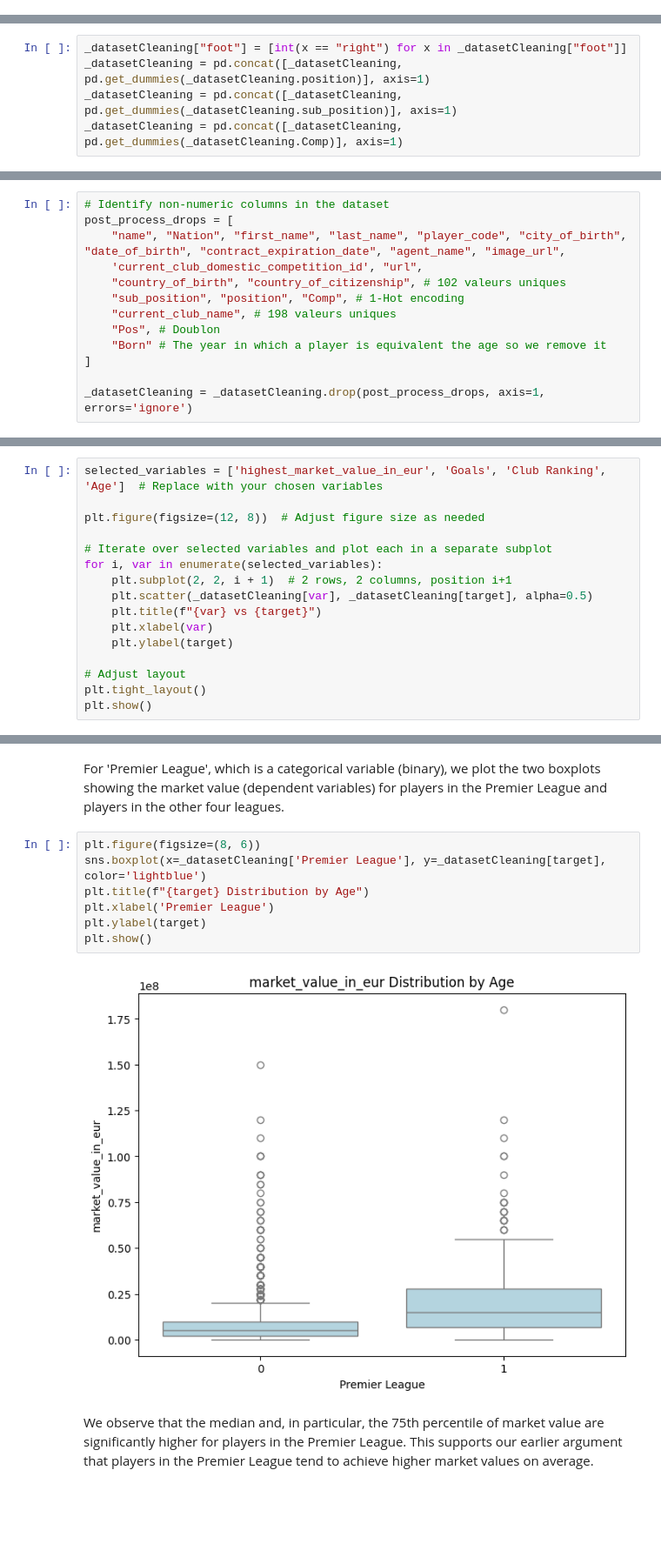
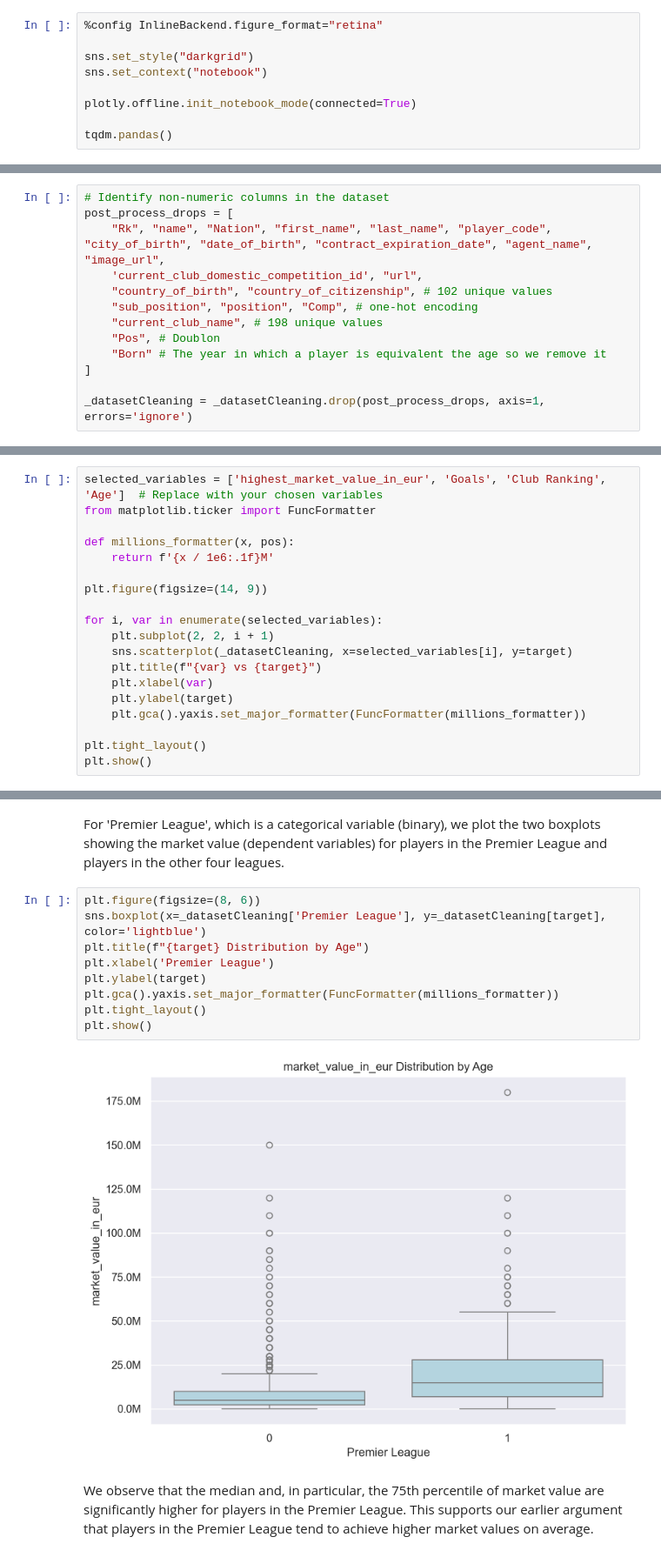
Before and after one commit to Akulla-A/Football_regression, a Jupyter notebook: main.ipynb, the cells around one changed output, grey strips where cells are left out. Shown: that part at 87% size. Cells and saved outputs as stored; diff of their text form; blank space fills up the shorter version.

Commit message:
more updates
- Added comments and cleaned the notebook
- Choice of the best model
- Test set prediction and error evaluation
...

```diff
--- a/main.ipynb
+++ b/main.ipynb
@@ -25,0 +31,9 @@ from sklearn.preprocessing import OneHotEncoder
+# %%
+%config InlineBackend.figure_format="retina"
+
+sns.set_style("darkgrid")
+sns.set_context("notebook")
+
+plotly.offline.init_notebook_mode(connected=True)
+
+tqdm.pandas()
@@ -105,5 +120,0 @@ print(_datasetCleaning.shape)
-# %%
-_datasetCleaning["foot"] = [int(x == "right") for x in _datasetCleaning["foot"]]
-_datasetCleaning = pd.concat([_datasetCleaning, pd.get_dummies(_datasetCleaning.position)], axis=1)
-_datasetCleaning = pd.concat([_datasetCleaning, pd.get_dummies(_datasetCleaning.sub_position)], axis=1)
-_datasetCleaning = pd.concat([_datasetCleaning, pd.get_dummies(_datasetCleaning.Comp)], axis=1)
@@ -253,11 +263,11 @@ We drop non-numeric column we don't need from our dataset.
 # %%
 # Identify non-numeric columns in the dataset
 post_process_drops = [
-    "name", "Nation", "first_name", "last_name", "player_code", "city_of_birth", "date_of_birth", "contract_expiration_date", "agent_name", "image_url",
+    "Rk", "name", "Nation", "first_name", "last_name", "player_code", "city_of_birth", "date_of_birth", "contract_expiration_date", "agent_name", "image_url",
     'current_club_domestic_competition_id', "url",
-    "country_of_birth", "country_of_citizenship", # 102 valeurs uniques
-    "sub_position", "position", "Comp", # 1-Hot encoding
-    "current_club_name", # 198 valeurs uniques
+    "country_of_birth", "country_of_citizenship", # 102 unique values
+    "sub_position", "position", "Comp", # one-hot encoding
+    "current_club_name", # 198 unique values
     "Pos", # Doublon
     "Born" # The year in which a player is equivalent the age so we remove it
 ]
@@ -381,18 +422,21 @@ high_corr
 Next, we make scatterplots of some of the variables that are highly correlated with the dependent variable:
 # %%
 selected_variables = ['highest_market_value_in_eur', 'Goals', 'Club Ranking', 'Age']  # Replace with your chosen variables
+from matplotlib.ticker import FuncFormatter
 
-plt.figure(figsize=(12, 8))  # Adjust figure size as needed
+def millions_formatter(x, pos):
+    return f'{x / 1e6:.1f}M'
 
-# Iterate over selected variables and plot each in a separate subplot
+plt.figure(figsize=(14, 9))
+
 for i, var in enumerate(selected_variables):
-    plt.subplot(2, 2, i + 1)  # 2 rows, 2 columns, position i+1
-    plt.scatter(_datasetCleaning[var], _datasetCleaning[target], alpha=0.5)
+    plt.subplot(2, 2, i + 1)
+    sns.scatterplot(_datasetCleaning, x=selected_variables[i], y=target)
     plt.title(f"{var} vs {target}")
     plt.xlabel(var)
     plt.ylabel(target)
+    plt.gca().yaxis.set_major_formatter(FuncFormatter(millions_formatter))
 
-# Adjust layout
 plt.tight_layout()
 plt.show()
 # %% [output]
@@ -412,12 +456,14 @@ For 'Premier League', which is a categorical variable (binary), we plot the two
 # %%
 plt.figure(figsize=(8, 6))
 sns.boxplot(x=_datasetCleaning['Premier League'], y=_datasetCleaning[target], color='lightblue')
 plt.title(f"{target} Distribution by Age")
 plt.xlabel('Premier League')
 plt.ylabel(target)
+plt.gca().yaxis.set_major_formatter(FuncFormatter(millions_formatter))
+plt.tight_layout()
 plt.show()
 # %% [output]
-[figure, old version]
+[figure, new version]
 # %% [markdown]
 We observe that the median and, in particular, the 75th percentile of market value are significantly higher for players in the Premier League. This supports our earlier argument that players in the Premier League tend to achieve higher market values on average.
 # %% [markdown]
```
Also changed, not shown: parts of 45 cells of this notebook.
